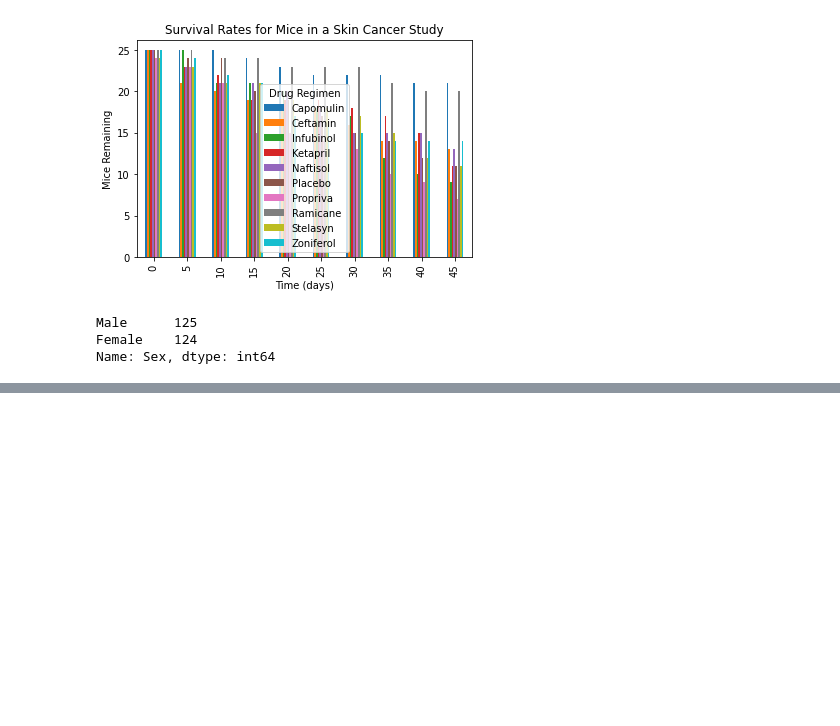
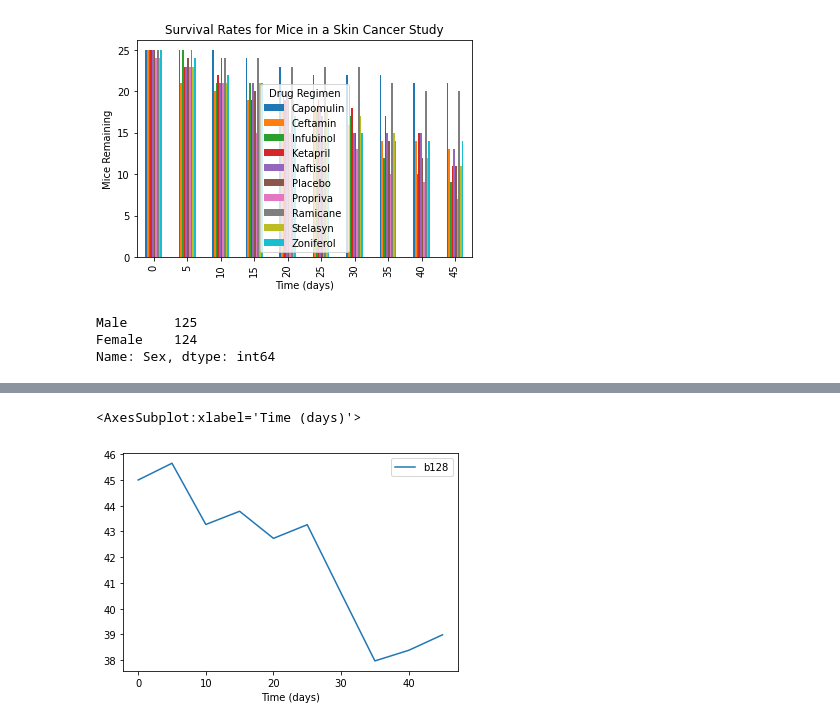
Before and after one commit to bakerv/Data-Visualization-Matplotlib, a Jupyter notebook: main.ipynb, the cells around one changed output, grey strips where cells are left out. Cells and saved outputs as stored; diff of their text form; code cells hidden in the pictures; blank space fills up the shorter version.

```diff
--- a/main.ipynb
+++ b/main.ipynb
@@ -223,0 +248,8 @@ NameError: name 'quantile' is not defined
+# %%
+mousetimedata = rawdata.copy().groupby(["Drug Regimen","Mouse ID", "Time (days)"]).agg({"Tumor Volume (mm3)":"first"}).unstack()
+singlemouse = mousetimedata.T["Capomulin"]
+singlemouse = singlemouse.iloc[:,0].to_frame().droplevel(0,0)
+singlemouse.plot(kind ="line")
+# %% [output]
+<AxesSubplot:xlabel='Time (days)'>
+[figure, added]
```
Also changed, not shown: parts of 3 cells of this notebook.
